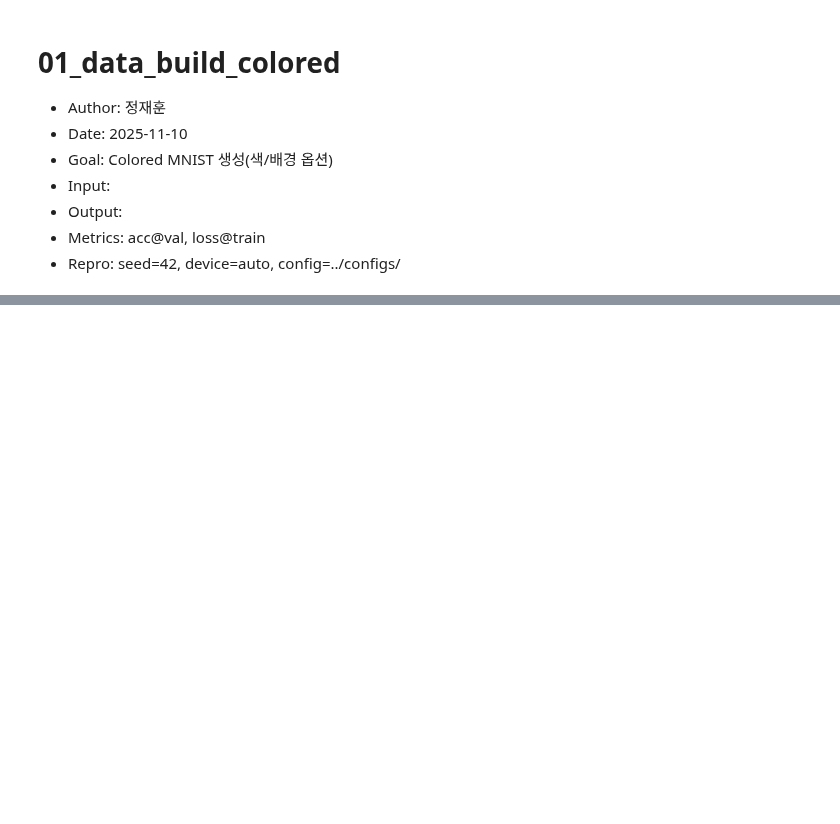
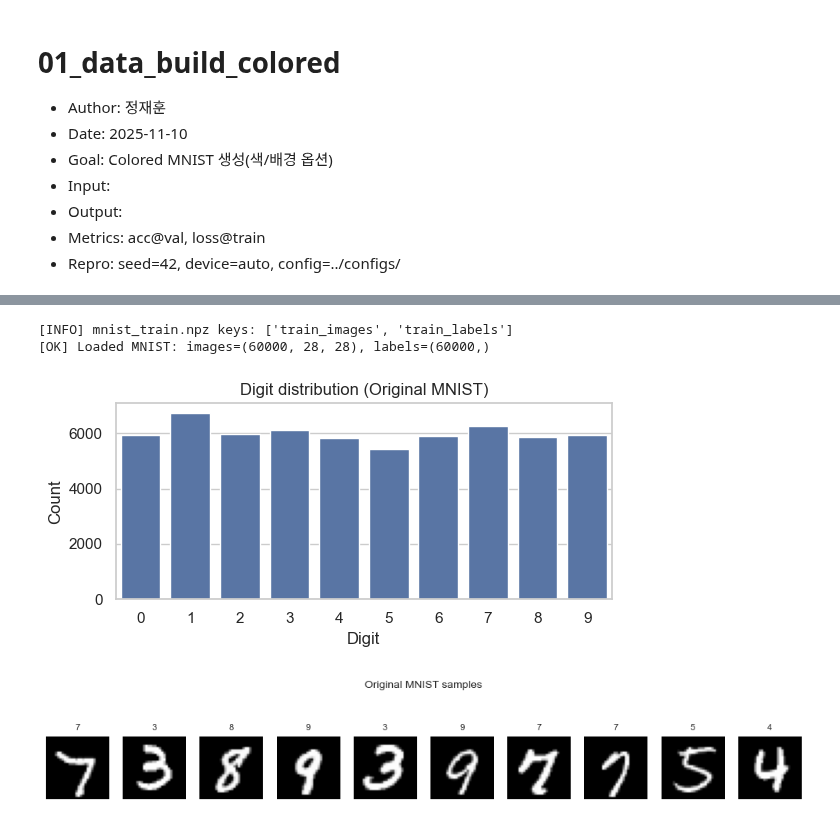
Before and after one commit to ML-SSU-2025/colored-mnist-classification, a Jupyter notebook: notebooks/01_preprocessing_colored_mnist.ipynb, the cells around one changed output, grey strips where cells are left out. Cells and saved outputs as stored; diff of their text form; code cells hidden in the pictures; blank space fills up the shorter version.

Commit message:
[fix] train,val,test data 구체화

```diff
--- a/notebooks/01_preprocessing_colored_mnist.ipynb
+++ b/notebooks/01_preprocessing_colored_mnist.ipynb
@@ -40,17 +9,0 @@ Matplotlib font: ['DejaVu Sans']
-# %%
-# -----------------------------
-# [Cell 2] Paths & config
-# -----------------------------
-BASE_DIR = os.getcwd()  # run from repo root
-RAW_MNIST_PATH = os.path.join(BASE_DIR, "data", "raw", "mnist", "mnist_train.npz")
-FONTS_DIR = os.path.join(BASE_DIR, "data", "raw", "fonts")
-PROCESSED_DIR = os.path.join(BASE_DIR, "data", "processed", "colored_mnist")
-os.makedirs(PROCESSED_DIR, exist_ok=True)
-
-RANDOM_SEED = 42
-np.random.seed(RANDOM_SEED)
-
-print("[INFO] BASE_DIR      :", BASE_DIR)
-print("[INFO] RAW_MNIST_PATH:", RAW_MNIST_PATH)
-print("[INFO] FONTS_DIR     :", FONTS_DIR)
-print("[INFO] PROCESSED_DIR :", PROCESSED_DIR)
@@ -644,0 +75,55 @@ idx 4: digit=8, fg=6(VIOLET), bg=2(YELLOW)
+# %%
+# ------------------------------------------------------------
+# [Cell 3] Load MNIST
+#   - Expect keys: 'train_images', 'train_labels'
+# ------------------------------------------------------------
+if not os.path.exists(MNIST_PATH):
+    raise FileNotFoundError(
+        f"[ERROR] {MNIST_PATH} not found. "
+        f"Place mnist_train.npz under data/raw/mnist/."
+    )
+
+mnist = np.load(MNIST_PATH)
+print("[INFO] mnist_train.npz keys:", list(mnist.keys()))
+
+if "train_images" not in mnist or "train_labels" not in mnist:
+    raise KeyError("[ERROR] 'train_images' or 'train_labels' missing in mnist_train.npz")
+
+X_gray = mnist["train_images"].astype(np.float32) / 255.0  # (N,28,28) normalized to [0,1]
+y_digit = mnist["train_labels"].astype(np.int64)           # (N,)
+
+N_base = X_gray.shape[0]
+print(f"[OK] Loaded MNIST: images={X_gray.shape}, labels={y_digit.shape}")
+# %% [output]
+[INFO] mnist_train.npz keys: ['train_images', 'train_labels']
+[OK] Loaded MNIST: images=(60000, 28, 28), labels=(60000,)
+# %%
+# ------------------------------------------------------------
+# [Cell 4] EDA-1: Original MNIST Distribution & Samples
+# ------------------------------------------------------------
+plt.figure(figsize=(6, 3))
+sns.countplot(x=y_digit)
+plt.title("Digit distribution (Original MNIST)")
+plt.xlabel("Digit")
+plt.ylabel("Count")
+plt.tight_layout()
+plt.show()
+
+def show_gray_samples(X, y, n=10, title="Original MNIST samples"):
+    """Show random grayscale MNIST samples."""
+    n = min(n, len(X))
+    idxs = np.random.choice(len(X), n, replace=False)
+    plt.figure(figsize=(n, 2))
+    for i, idx in enumerate(idxs):
+        plt.subplot(1, n, i + 1)
+        plt.imshow(X[idx], cmap="gray")
+        plt.axis("off")
+        plt.title(int(y[idx]), fontsize=8)
+    plt.suptitle(title, fontsize=10)
+    plt.tight_layout()
+    plt.show()
+
+show_gray_samples(X_gray, y_digit)
+# %% [output]
+[figure, added]
+[figure, added]
```
Also changed, not shown: parts of 36 cells of this notebook.
